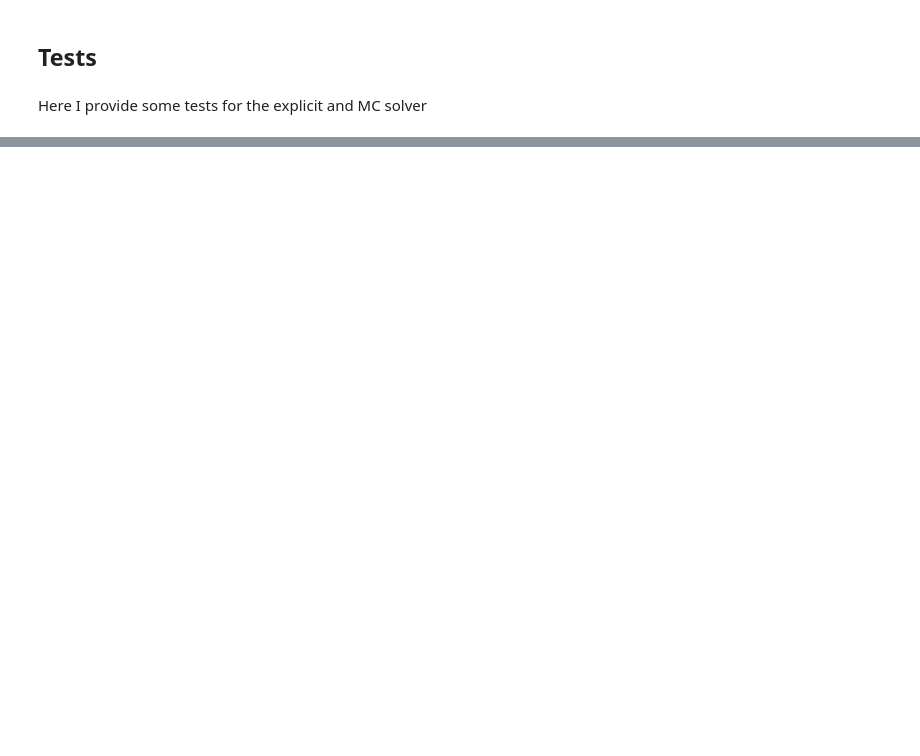
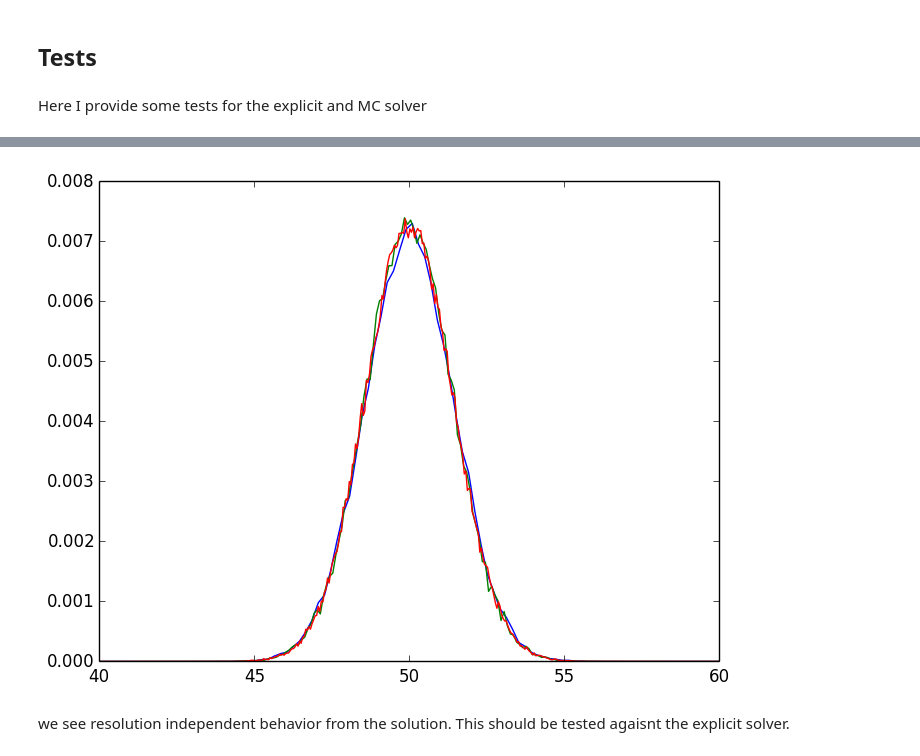
Before and after one commit to sennosays/project, a Jupyter notebook: Advection Diffusion Test.ipynb, the cells around one changed output, grey strips where cells are left out. Drawn from its saved outputs; the diff is of its cells as text; code cells hidden in the pictures; blank space fills up the shorter version.

```diff
--- a/Advection Diffusion Test.ipynb
+++ b/Advection Diffusion Test.ipynb
@@ -205,3 +206,22 @@ want to test:
 1. High resolution converges to an answer (hopefully the exact answer) for both
 2. The solutions from the explicit and MC solver produce the same result given a well posed resolution
 3. See if we can find the exact solution?
+# %%
+#check convergence of MC with spatial resolution
+#Monte Carlo Solver
+mc_xi = 40.0;
+mc_xf = 60.0;
+mc_nx = 100;
+
+Ei = 0.0;
+Ef = 20.0;
+
+mc_nE = 70;
+
+#these values determine where the spectral cutoff in energy occurs
+spec_E_min = 5.0;
+spec_E_max = 17.;
+
+tf = 0.1;
+
+mc_sol_1, mc_x_1, mc_E_1, mc_ic_1 = MC_advection_diffusion_solver(mc_xi,mc_xf,mc_nx,Ei,Ef,mc_nE,spec_E_min,spec_E_max,tf,1000);
@@ -207,0 +239,3 @@ want to test:
+# %%
+mc_nx = 2*mc_nx;
+mc_sol_2, mc_x_2, mc_E_2, mc_ic_2 = MC_advection_diffusion_solver(mc_xi,mc_xf,mc_nx,Ei,Ef,mc_nE,spec_E_min,spec_E_max,tf,1000);
@@ -207,0 +253,3 @@ want to test:
+# %%
+mc_nx *= 2;
+mc_sol_3, mc_x_3, mc_E_3, mc_ic_3 = MC_advection_diffusion_solver(mc_xi,mc_xf,mc_nx,Ei,Ef,mc_nE,spec_E_min,spec_E_max,tf,1000);
@@ -207,0 +267,8 @@ want to test:
+# %%
+plot(mc_x_1,mc_sol_1[:,iround(end/2)]);
+plot(mc_x_2,mc_sol_2[:,iround(end/2)]);
+plot(mc_x_3,mc_sol_3[:,iround(end/2)]);
+# %% [output]
+[figure, added]
+# %% [markdown]
+we see resolution independent behavior from the solution. This should be tested agaisnt the explicit solver.
```
Also changed, not shown: parts of 7 cells of this notebook, 2 other files.
